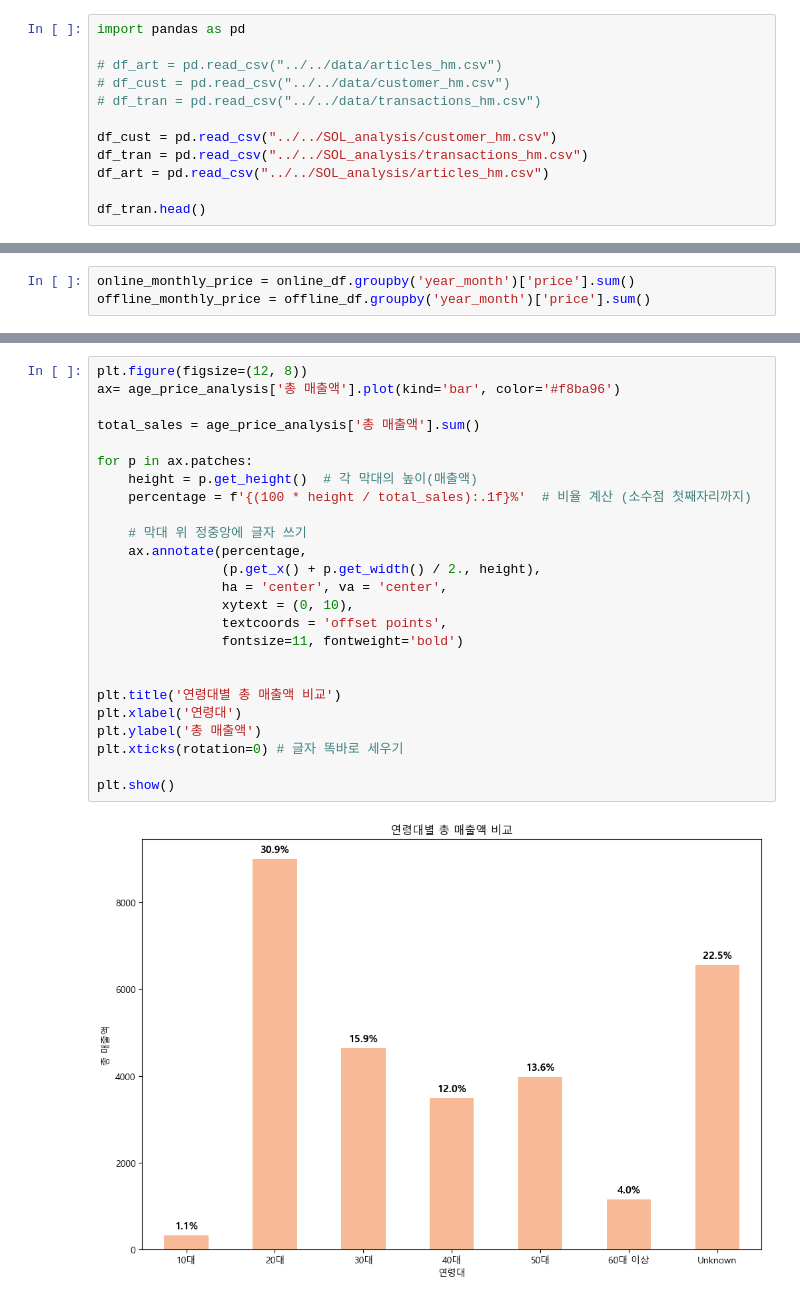
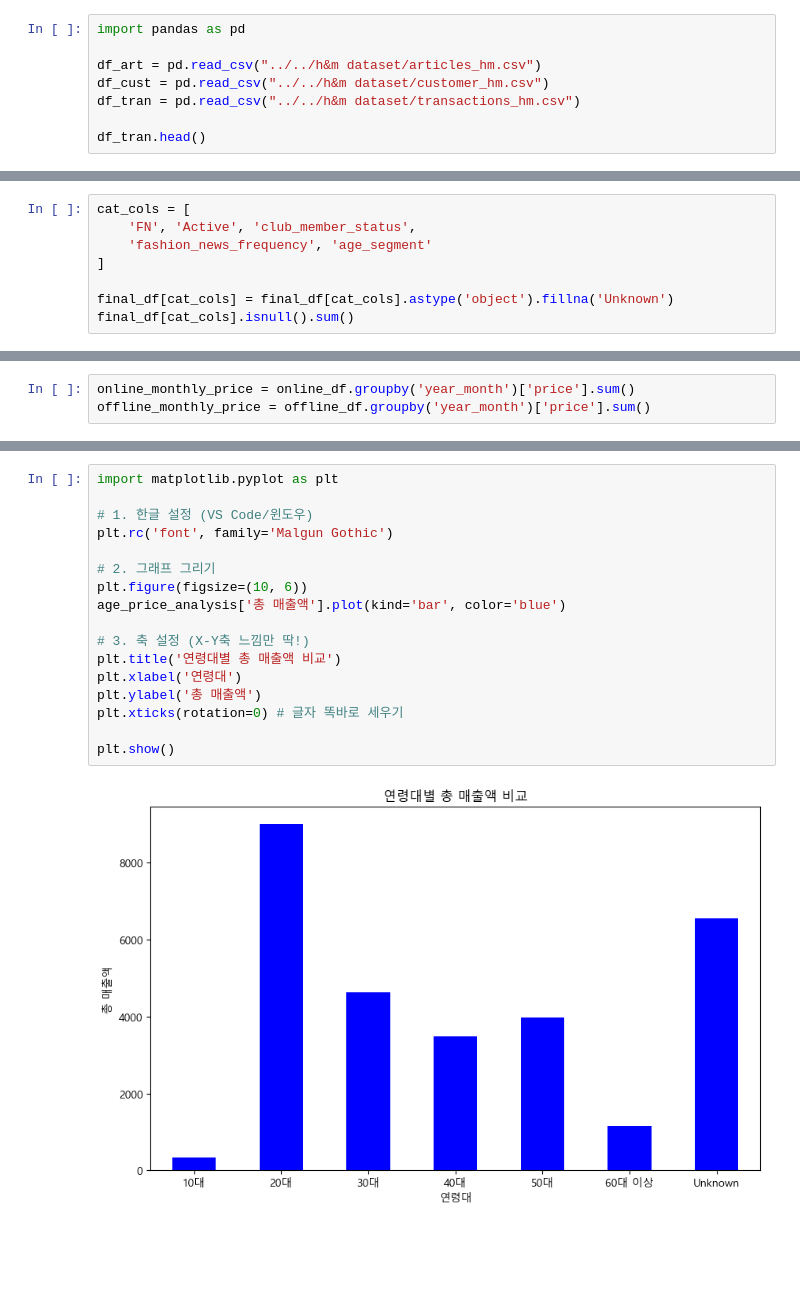
Before and after one commit to yoohengu/cross-gen-biz-analysis, a Jupyter notebook: notebooks/chanhui_eda/hm_2020_business_insight.ipynb, the cells around one changed output, grey strips where cells are left out. Drawn from its saved outputs; the diff is of its cells as text; blank space fills up the shorter version.

```diff
--- a/notebooks/chanhui_eda/hm_2020_business_insight.ipynb
+++ b/notebooks/chanhui_eda/hm_2020_business_insight.ipynb
@@ -43,13 +43,9 @@ Kaggle 공개 표본으로 전체 고객을 대표하지 않는다.
 # %%
 import pandas as pd
 
-# df_art = pd.read_csv("../../data/articles_hm.csv")
-# df_cust = pd.read_csv("../../data/customer_hm.csv")
-# df_tran = pd.read_csv("../../data/transactions_hm.csv")
-
-df_cust = pd.read_csv("../../SOL_analysis/customer_hm.csv")
-df_tran = pd.read_csv("../../SOL_analysis/transactions_hm.csv")
-df_art = pd.read_csv("../../SOL_analysis/articles_hm.csv")
+df_art = pd.read_csv("../../h&m dataset/articles_hm.csv")
+df_cust = pd.read_csv("../../h&m dataset/customer_hm.csv")
+df_tran = pd.read_csv("../../h&m dataset/transactions_hm.csv")
 
 df_tran.head()
 # %% [output]
@@ -941,0 +865,8 @@ plt.show()
+# %%
+cat_cols = [
+    'FN', 'Active', 'club_member_status',
+    'fashion_news_frequency', 'age_segment'
+]
+
+final_df[cat_cols] = final_df[cat_cols].astype('object').fillna('Unknown')
+final_df[cat_cols].isnull().sum()
@@ -1005,30 +966,22 @@ age_price_analysis.round(4)
 | 60대 이상 | 1157.5371 | 0.0304 |
 | Unknown | 6549.8768 | 0.0278 |
 # %%
-plt.figure(figsize=(12, 8))
-ax= age_price_analysis['총 매출액'].plot(kind='bar', color='#f8ba96')
+import matplotlib.pyplot as plt
 
-total_sales = age_price_analysis['총 매출액'].sum()
+# 1. 한글 설정 (VS Code/윈도우)
+plt.rc('font', family='Malgun Gothic')
 
-for p in ax.patches:
-    height = p.get_height()  # 각 막대의 높이(매출액)
-    percentage = f'{(100 * height / total_sales):.1f}%'  # 비율 계산 (소수점 첫째자리까지)
+# 2. 그래프 그리기
+plt.figure(figsize=(10, 6))
+age_price_analysis['총 매출액'].plot(kind='bar', color='blue')
 
-    # 막대 위 정중앙에 글자 쓰기
-    ax.annotate(percentage,
-                (p.get_x() + p.get_width() / 2., height),
-                ha = 'center', va = 'center',
-                xytext = (0, 10),
-                textcoords = 'offset points',
-                fontsize=11, fontweight='bold')
-
-
+# 3. 축 설정 (X-Y축 느낌만 딱!)
 plt.title('연령대별 총 매출액 비교')
 plt.xlabel('연령대')
 plt.ylabel('총 매출액')
 plt.xticks(rotation=0) # 글자 똑바로 세우기
 
 plt.show()
 # %% [output]
-[figure, old version]
+[figure, new version]
 # %%
```
Also changed, not shown: parts of 62 cells of this notebook.
